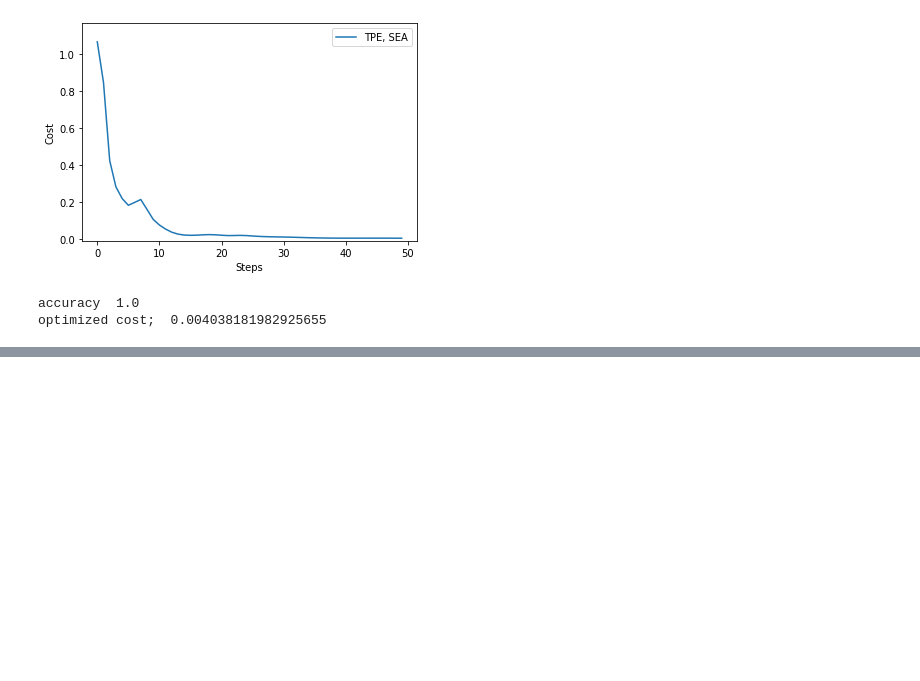
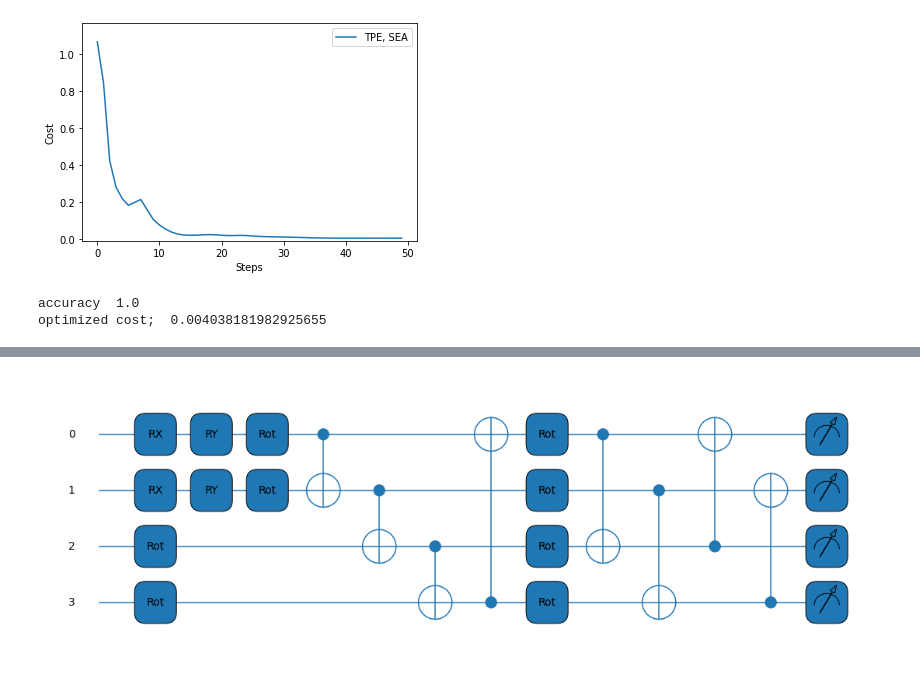
Before and after one commit to kkensuke/quantum-machine-learning, a Jupyter notebook: quantum-classification/quantum_classification_iris.ipynb, the cells around one changed output, grey strips where cells are left out. Saved outputs shown, nothing was run; the diff lists cells and outputs as text; code cells hidden in the pictures; blank space fills up the shorter version.

```diff
--- a/quantum-classification/quantum_classification_iris.ipynb
+++ b/quantum-classification/quantum_classification_iris.ipynb
@@ -82,0 +131,31 @@ optimized cost;  0.004038181982925655
+# %%
+X = np.random.uniform(-1, 1, 20)
+Y = np.random.uniform(-1, 1, 20)
+
+positions = np.array(list(zip(X, Y)))
+Z = np.zeros(20)
+
+for i,pos in enumerate(positions):
+    if pos[0] > 0:
+        if pos[1] > 0:
+            Z[i] = 0
+        else:
+            Z[i] = 1
+    else:
+        if pos[1] > 0:
+            Z[i] = 2
+        else:
+            Z[i] = 3
+
+x_train, x_test, y_train, y_test = train_test_split(positions, Z, test_size=0.3)
+
+# settings
+nqubits = 4; nlayers = 2; embedding_type = 'TPE'; ansatz_type = 'SEA'; cost_type = 'LOG'
+label = f'{embedding_type}, {ansatz_type}'
+
+# optimize
+iris = quantum_classifier(x_train, y_train, nqubits, nlayers, embedding_type, ansatz_type, cost_type, shots=None, stepsize=0.3, steps=50)
+# %%
+iris.draw_circuit()
+# %% [output]
+[figure, added]
```
Also changed, not shown: parts of 6 cells of this notebook, 1 other file.
